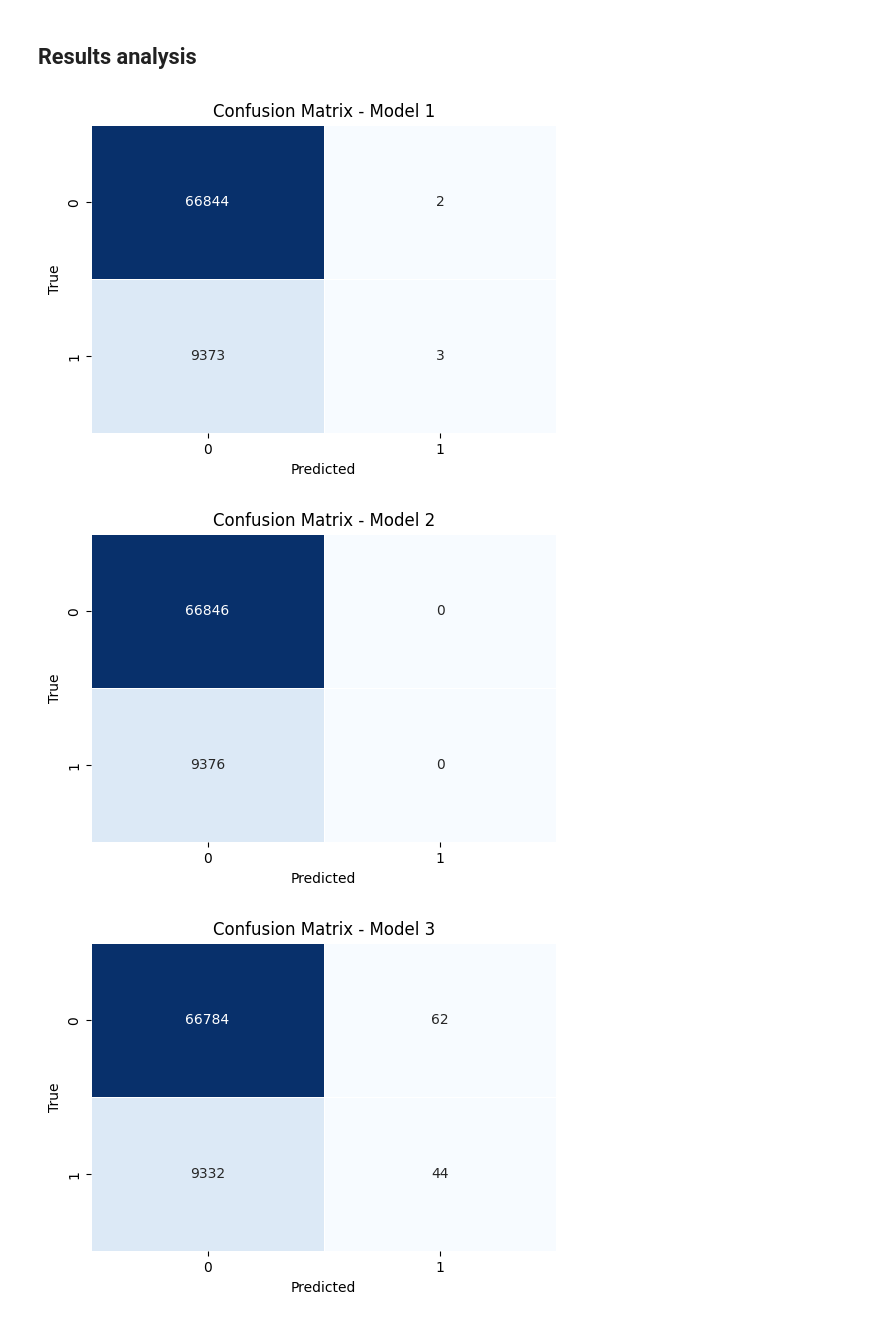
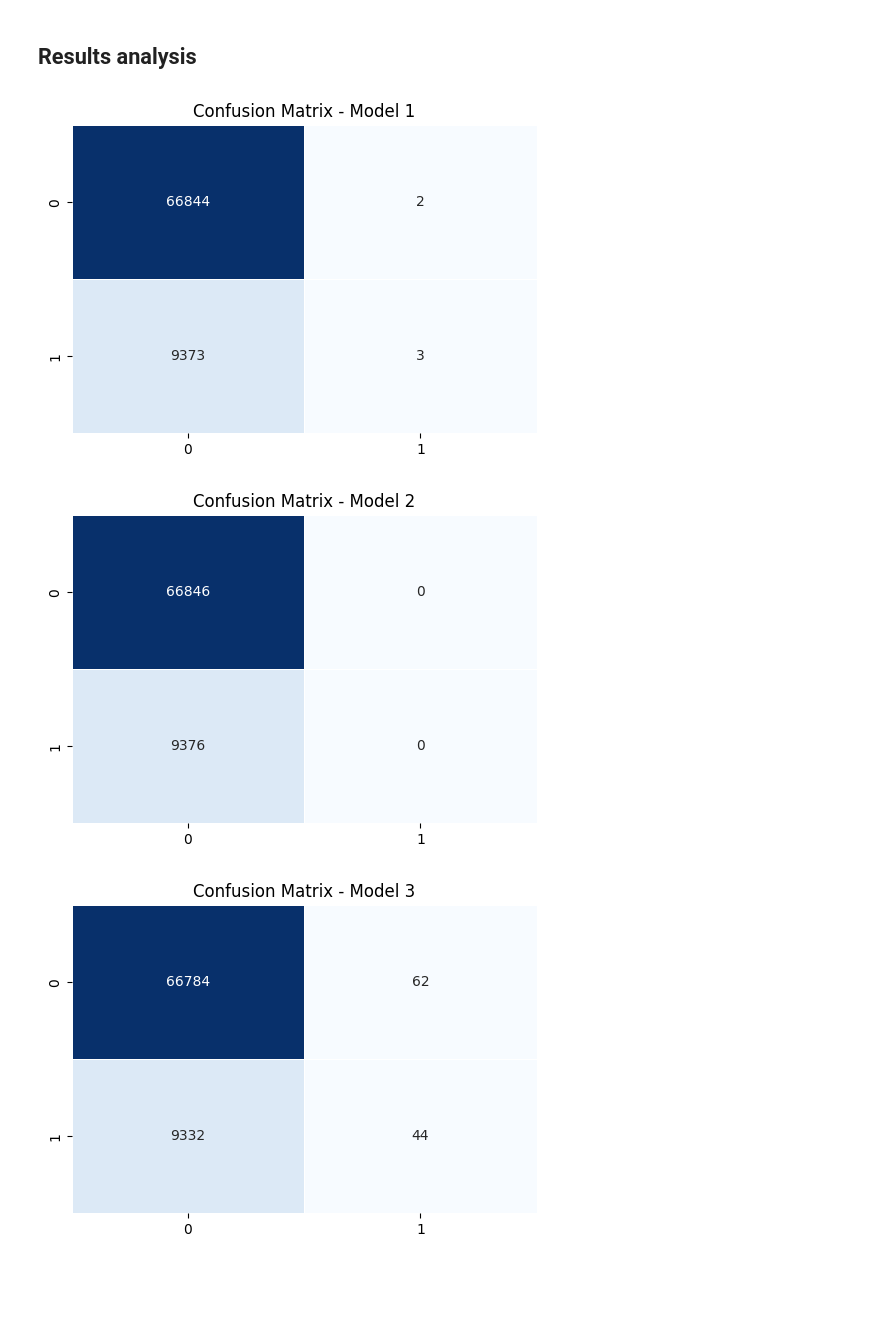
Before and after one commit to georginamihailova/Introduction-to-Data-Science, a Jupyter notebook: Lab_4.ipynb, the cells around one changed output. Saved outputs shown, nothing was run; the diff lists cells and outputs as text; code cells hidden in the pictures; blank space fills up the shorter version.

```diff
--- a/Lab_4.ipynb
+++ b/Lab_4.ipynb
@@ -285,22 +285,20 @@ Model 3 - Loss: 0.2683508098125458, Accuracy: 0.8767547607421875
 # %%
 cm_model1 = confusion_matrix(Y_test, y_pred1)
 cm_model2 = confusion_matrix(Y_test, y_pred2)
 cm_model3 = confusion_matrix(Y_test, y_pred3)
 
 # Function to plot confusion matrix using Seaborn
 def plot_confusion_matrix(cm, model_name):
     plt.figure(figsize=(6, 4))
     sns.heatmap(cm, annot=True, fmt="d", cmap="Blues", linewidths=.5, cbar=False)
     plt.title(f'Confusion Matrix - {model_name}')
-    plt.xlabel('Predicted')
-    plt.ylabel('True')
     plt.show()
 
 # Plot confusion matrices
 plot_confusion_matrix(cm_model1, 'Model 1')
 plot_confusion_matrix(cm_model2, 'Model 2')
 plot_confusion_matrix(cm_model3, 'Model 3')
 # %% [output]
-[figure, old version]
+[figure, new version]
-[figure, old version]
+[figure, new version]
-[figure, old version]
+[figure, new version]
```
